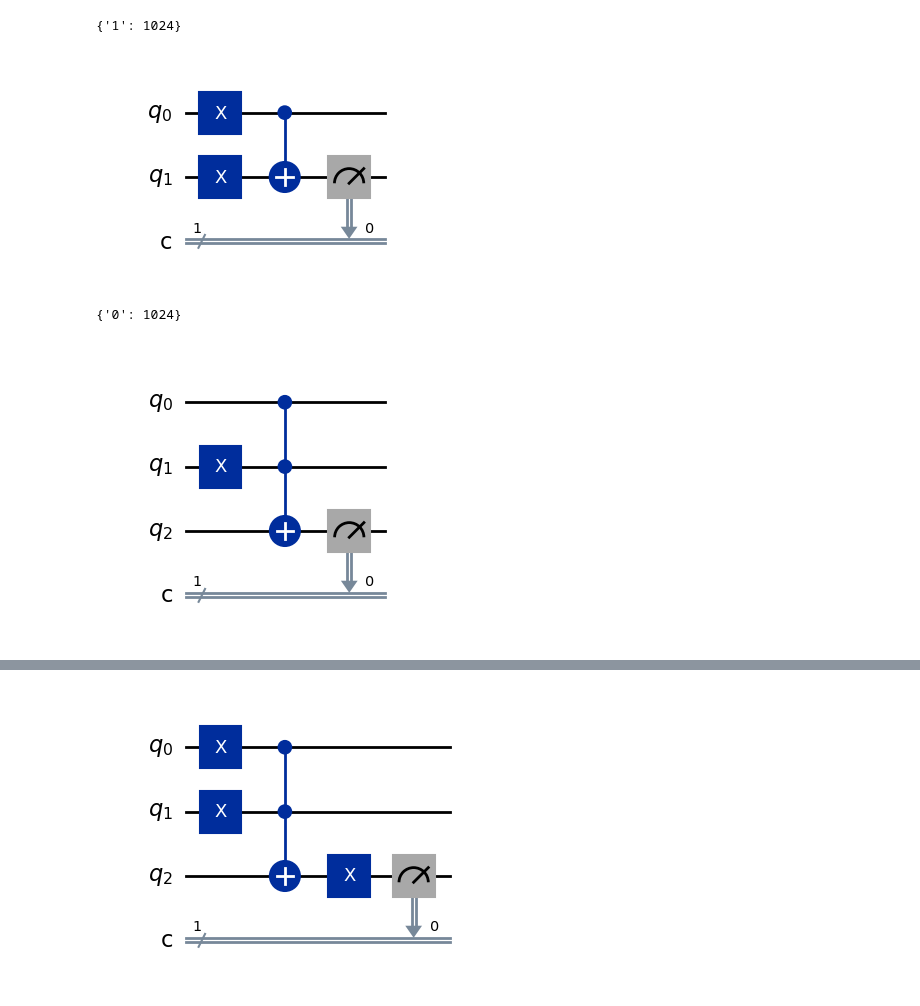
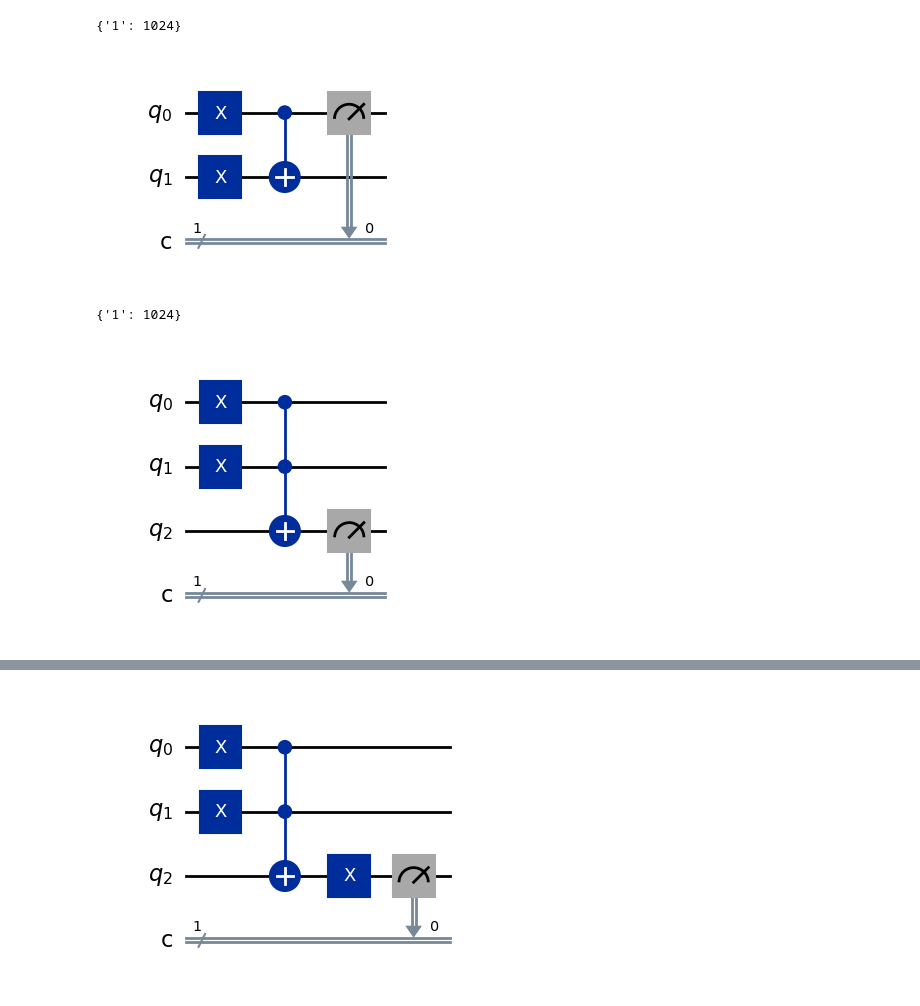
Before and after one commit to Ravi-Teja2111/WISER_2k26_Quantum-Algorithms-Fundamentals-Hands-on, a Jupyter notebook: Introduction to Qiskit.ipynb, the cells around one changed output, grey strips where cells are left out. Drawn from its saved outputs; the diff is of its cells as text; code cells hidden in the pictures.

```diff
--- a/Introduction to Qiskit.ipynb
+++ b/Introduction to Qiskit.ipynb
@@ -252,27 +268,27 @@ print(counts)
 # %%
 xor_gate = QuantumCircuit(2,1)
 xor_gate.x(0)
 xor_gate.x(1)
 xor_gate.cx(0,1)
-xor_gate.measure(1,0)
+xor_gate.measure(0,0)
 xor_gate.draw("mpl")
 # %% [output]
-[figure, old version]
+[figure, new version]
 # %%
 result = simulator.run(xor_gate).result()
 counts = result.get_counts()
 print(counts)
 # %% [output]
-{'0': 1024}
+{'1': 1024}
 # %%
 and_gate =  QuantumCircuit(3,1)
-# and_gate.x(0)
+and_gate.x(0)
 and_gate.x(1)
 and_gate.ccx(0,1,2)
 and_gate.measure(2,0)
 and_gate.draw("mpl")
 # %% [output]
-[figure, old version]
+[figure, new version]
 # %%
 result = simulator.run(and_gate).result()
 counts = result.get_counts()
```
Also changed, not shown: parts of 7 cells of this notebook.
